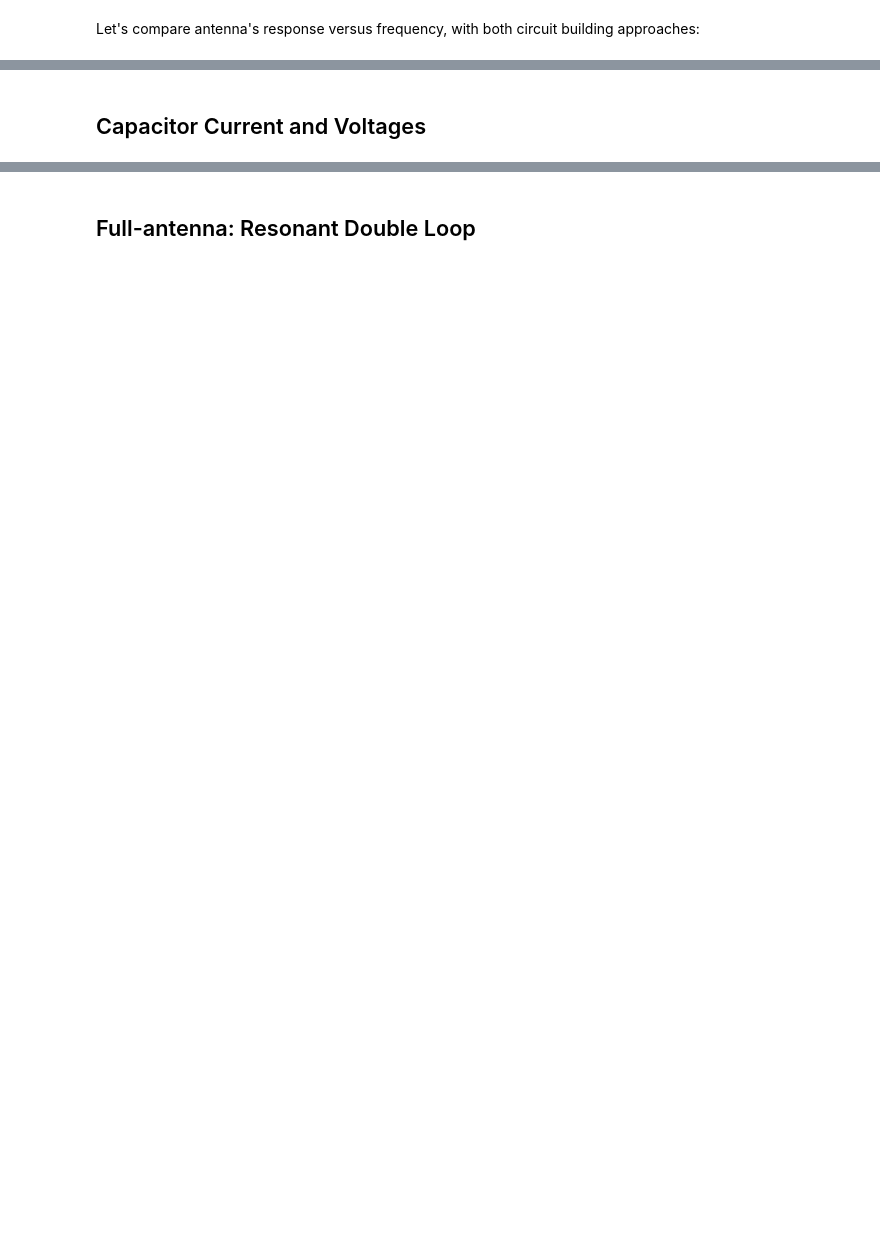
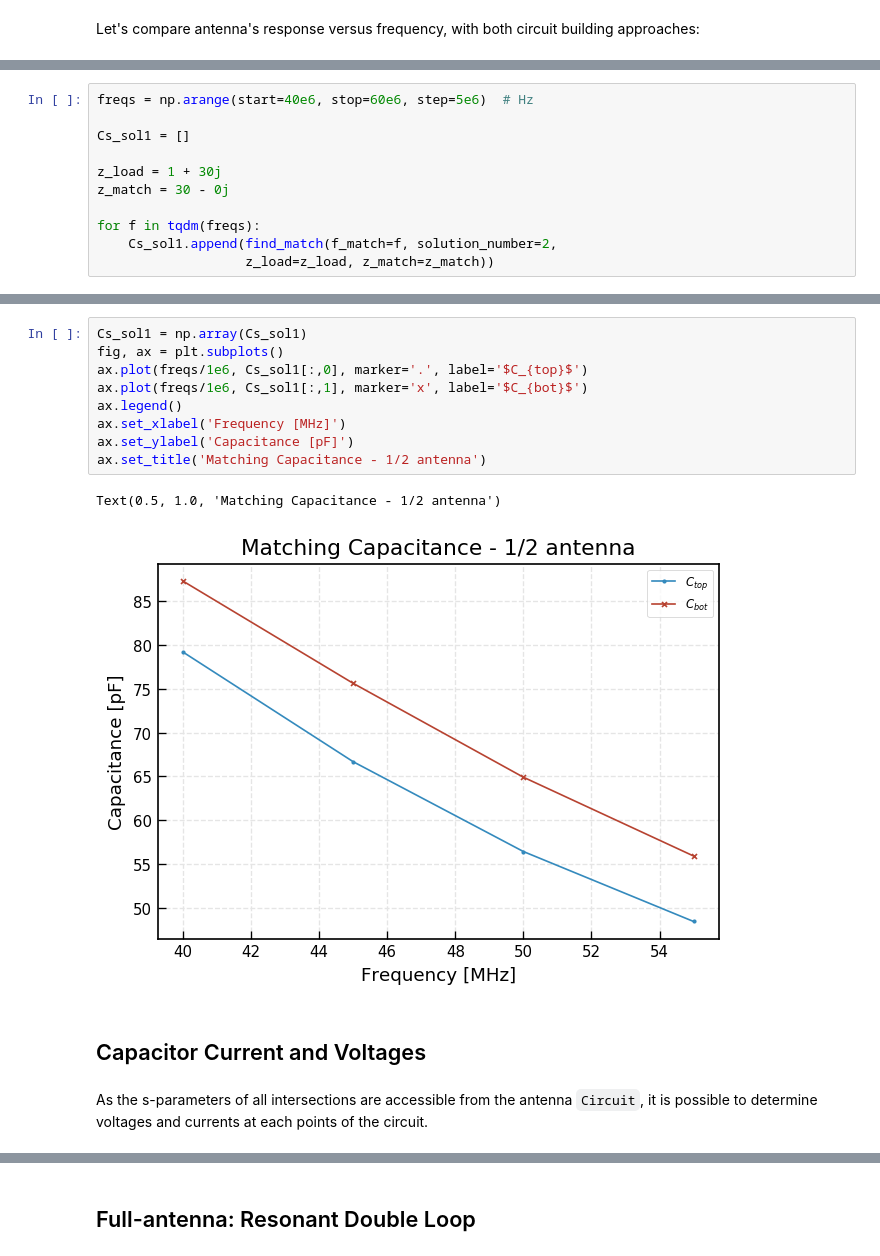
Before and after one commit to jhillairet/RFPPC2019, a Jupyter notebook: notebooks/WEST ICRH Antenna.ipynb, the cells around one changed output, grey strips where cells are left out. Saved outputs shown, nothing was run; the diff lists cells and outputs as text; blank space fills up the shorter version.

```diff
--- a/notebooks/WEST ICRH Antenna.ipynb
+++ b/notebooks/WEST ICRH Antenna.ipynb
@@ -176,0 +239,11 @@ half_antenna_circuit(sol.x).network.plot_s_db(m=0, n=0, ls='--', lw=2)
+# %%
+freqs = np.arange(start=40e6, stop=60e6, step=5e6)  # Hz
+
+Cs_sol1 = []
+
+z_load = 1 + 30j
+z_match = 30 - 0j
+
+for f in tqdm(freqs):
+    Cs_sol1.append(find_match(f_match=f, solution_number=2,
+                   z_load=z_load, z_match=z_match))
@@ -177,2 +264,16 @@ half_antenna_circuit(sol.x).network.plot_s_db(m=0, n=0, ls='--', lw=2)
+# %%
+Cs_sol1 = np.array(Cs_sol1)
+fig, ax = plt.subplots()
+ax.plot(freqs/1e6, Cs_sol1[:,0], marker='.', label='$C_{top}$')
+ax.plot(freqs/1e6, Cs_sol1[:,1], marker='x', label='$C_{bot}$')
+ax.legend()
+ax.set_xlabel('Frequency [MHz]')
+ax.set_ylabel('Capacitance [pF]')
+ax.set_title('Matching Capacitance - 1/2 antenna')
+# %% [output]
+Text(0.5, 1.0, 'Matching Capacitance - 1/2 antenna')
+[figure, added]
 # %% [markdown]
 ## Capacitor Current and Voltages
+# %% [markdown]
+As the s-parameters of all intersections are accessible from the antenna `Circuit`, it is possible to determine voltages and currents at each points of the circuit.
```
Also changed, not shown: parts of 41 cells of this notebook, 1 other file.
